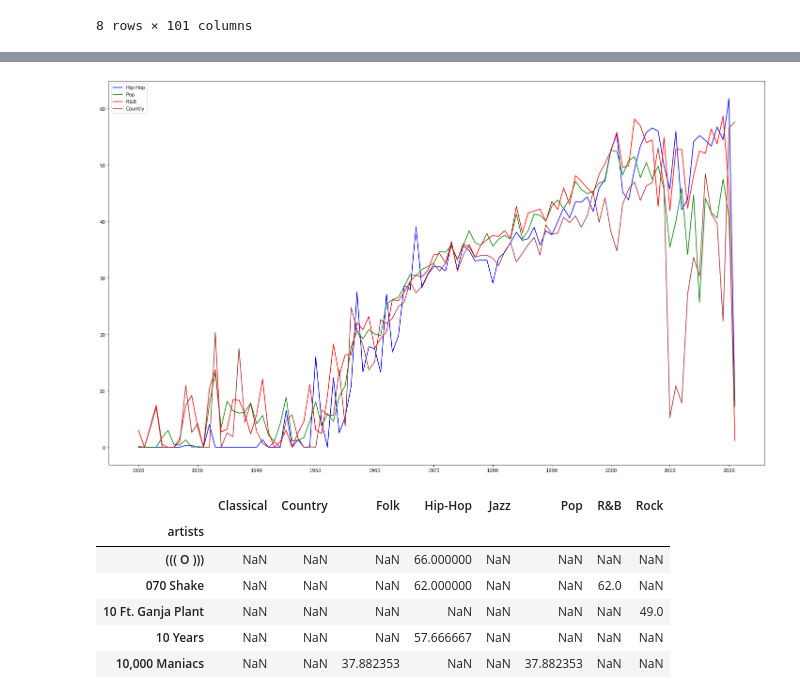
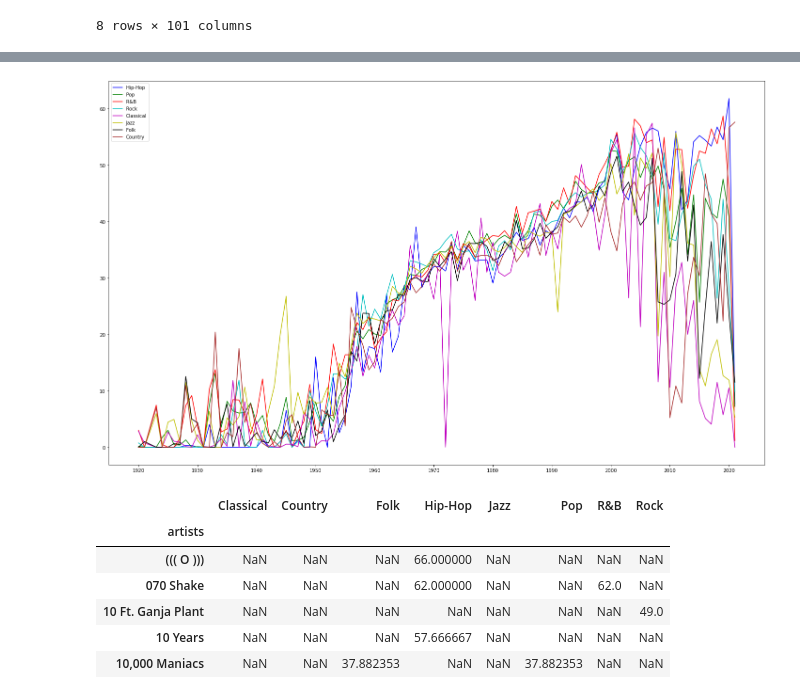
Before and after one commit to aftheiss/Music-of-Life---Project, a Jupyter notebook: spotify_starter.ipynb, the cells around one changed output, grey strips where cells are left out. Saved outputs shown, nothing was run; the diff lists cells and outputs as text; code cells hidden in the pictures.

```diff
--- a/spotify_starter.ipynb
+++ b/spotify_starter.ipynb
@@ -512,31 +453,31 @@ plt.show()
 # %%
 plt.figure(figsize = (25,15))
 plt.xticks(range(1920,2021,10))
 
 hip_hop, = plt.plot(years, clean_genre_ratings.loc[:, 'Hip-Hop'],
                         color="b", label="Hip-Hop")
 pop, = plt.plot(years, clean_genre_ratings.loc[:, 'Pop'],
                         color="g", label="Pop")
 r_b, = plt.plot(years, clean_genre_ratings.loc[:, 'R&B'],
                         color="r", label="R&B")
-#rock, = plt.plot(years, clean_genre_ratings.loc[:, 'Rock'],
-#                        color="c", label="Rock")
-#classical, = plt.plot(years, clean_genre_ratings.loc[:, 'Classical'],
-#                        color="m", label="Classical")
-#jazz, = plt.plot(years, clean_genre_ratings.loc[:, 'Jazz'],
-#                        color="y", label="Jazz")
-#folk, = plt.plot(years, clean_genre_ratings.loc[:, 'Folk'],
-#                        color="k", label="Folk")
+rock, = plt.plot(years, clean_genre_ratings.loc[:, 'Rock'],
+                        color="c", label="Rock")
+classical, = plt.plot(years, clean_genre_ratings.loc[:, 'Classical'],
+                        color="m", label="Classical")
+jazz, = plt.plot(years, clean_genre_ratings.loc[:, 'Jazz'],
+                        color="y", label="Jazz")
+folk, = plt.plot(years, clean_genre_ratings.loc[:, 'Folk'],
+                        color="k", label="Folk")
 country, = plt.plot(years, clean_genre_ratings.loc[:, 'Country'],
                         color="brown", label="Country")
 
 
 
 plt.legend(loc="upper left")
 #plt.savefig("Resources/GenrePopularityOverTimehiphop.png")
 plt.show()
 # %% [output]
-[figure, old version]
+[figure, new version]
 # %%
 genre_artist_rating = artists_by_genre2.groupby(["genres","artists"])["Popularity of Song"].mean()
 artist_ratings = genre_artist_rating.unstack(level=0)
```
Also changed, not shown: parts of 31 cells of this notebook, 6 other files.
